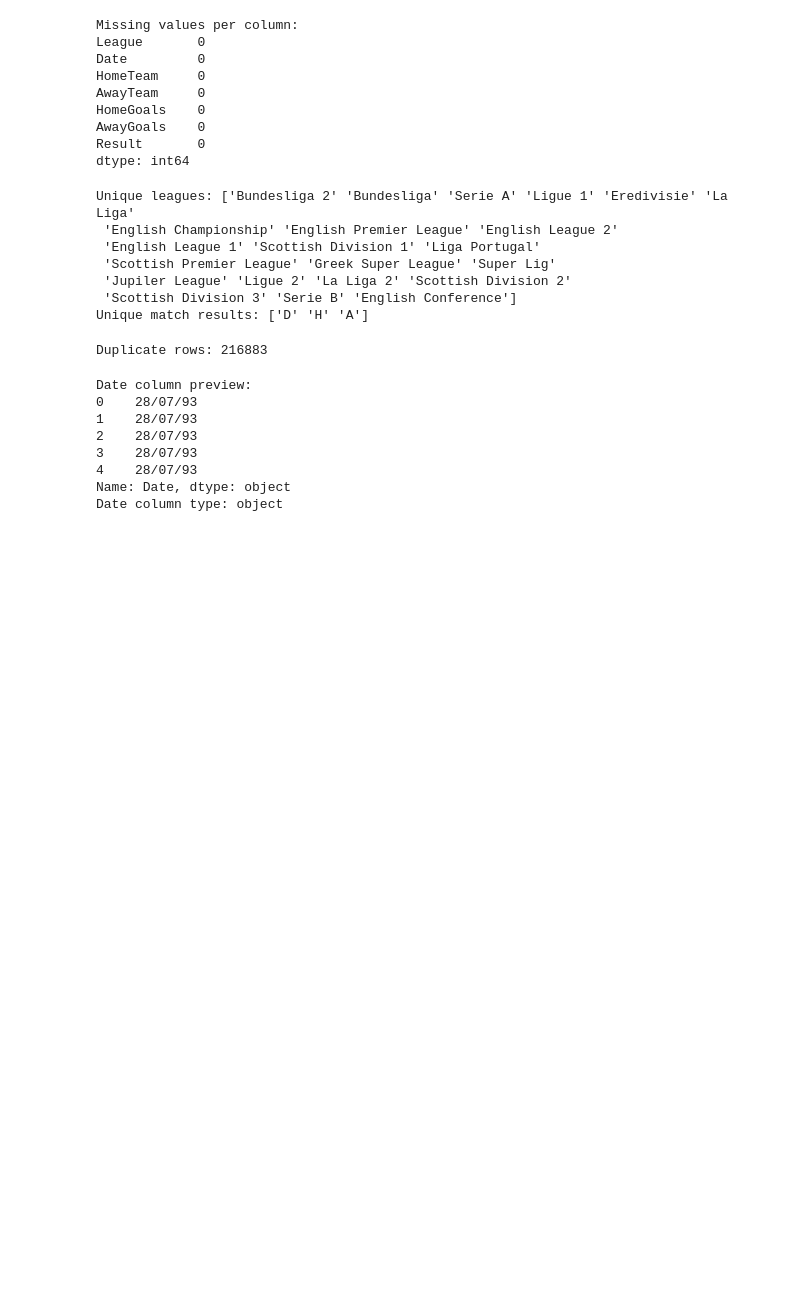
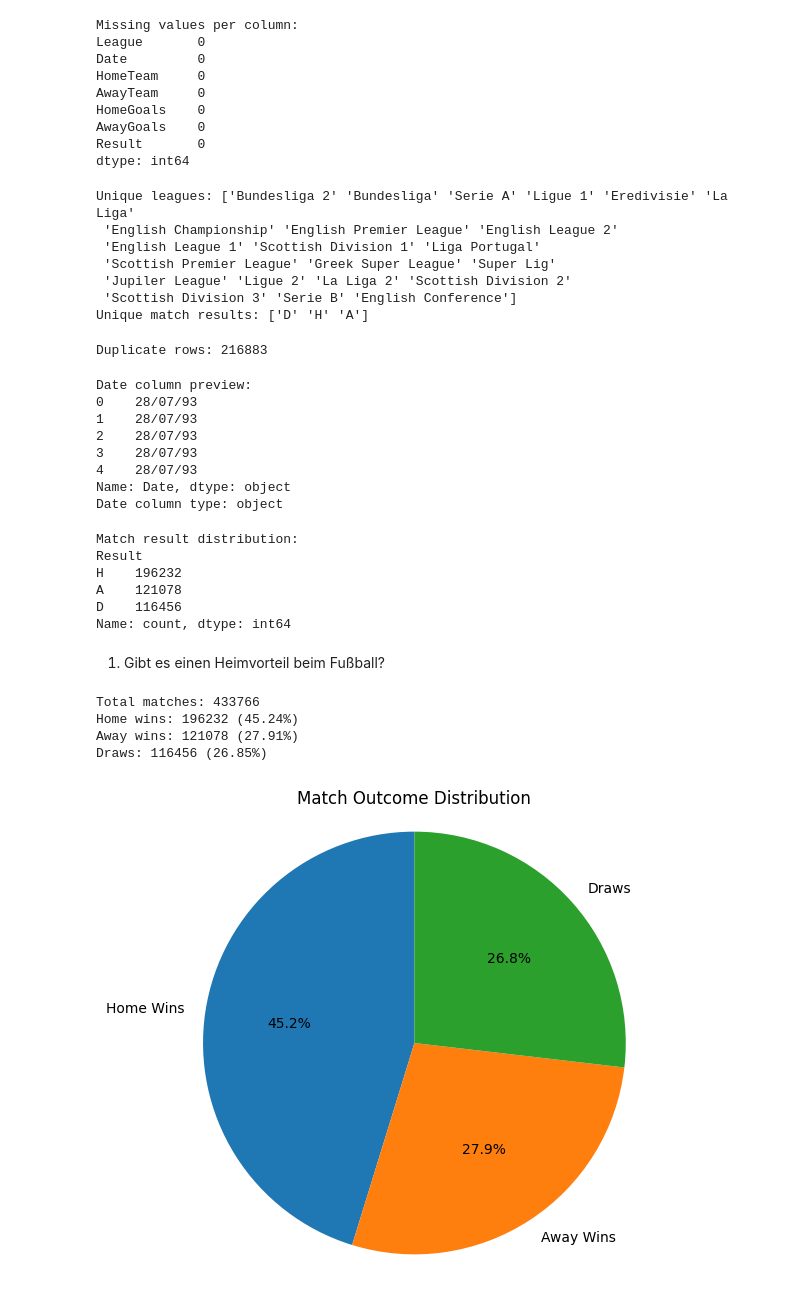
Before and after one commit to safiabduljamil/European-Football-Matches, a Jupyter notebook: file.ipynb, the cells around one changed output. Cells and saved outputs as stored; diff of their text form; code cells hidden in the pictures; blank space fills up the shorter version.

```diff
--- a/file.ipynb
+++ b/file.ipynb
@@ -137,3 +137,56 @@ Date column preview:
 4    28/07/93
 Name: Date, dtype: object
 Date column type: object
+# %%
+# Check the unique values in the 'Result' column
+# We expect only 'H' (home win), 'D' (draw), and 'A' (away win)
+print("\nMatch result distribution:")
+print(combined_df['Result'].value_counts())
+# %% [output]
+Match result distribution:
+Result
+H    196232
+A    121078
+D    116456
+Name: count, dtype: int64
+# %% [markdown]
+1. Gibt es einen Heimvorteil beim Fußball?
+# %%
+# Calculate total number of matches
+total_matches = combined_df.shape[0]
+
+# Count match outcomes
+home_wins = (combined_df['Result'] == 'H').sum()
+away_wins = (combined_df['Result'] == 'A').sum()
+draws = (combined_df['Result'] == 'D').sum()
+
+# Calculate percentages
+home_win_pct = (home_wins / total_matches) * 100
+away_win_pct = (away_wins / total_matches) * 100
+draw_pct = (draws / total_matches) * 100
+
+# Display the results
+print(f"Total matches: {total_matches}")
+print(f"Home wins: {home_wins} ({home_win_pct:.2f}%)")
+print(f"Away wins: {away_wins} ({away_win_pct:.2f}%)")
+print(f"Draws: {draws} ({draw_pct:.2f}%)")
+# %% [output]
+Total matches: 433766
+Home wins: 196232 (45.24%)
+Away wins: 121078 (27.91%)
+Draws: 116456 (26.85%)
+# %%
+import matplotlib.pyplot as plt
+
+# Labels and values
+labels = ['Home Wins', 'Away Wins', 'Draws']
+sizes = [home_win_pct, away_win_pct, draw_pct]
+
+# Create pie chart
+plt.figure(figsize=(6, 6))
+plt.pie(sizes, labels=labels, autopct='%.1f%%', startangle=90)
+plt.title('Match Outcome Distribution')
+plt.axis('equal')  # Equal aspect ratio ensures pie is circular
+plt.show()
+# %% [output]
+[figure, added]
```
Also changed, not shown: parts of 24 cells of this notebook.
